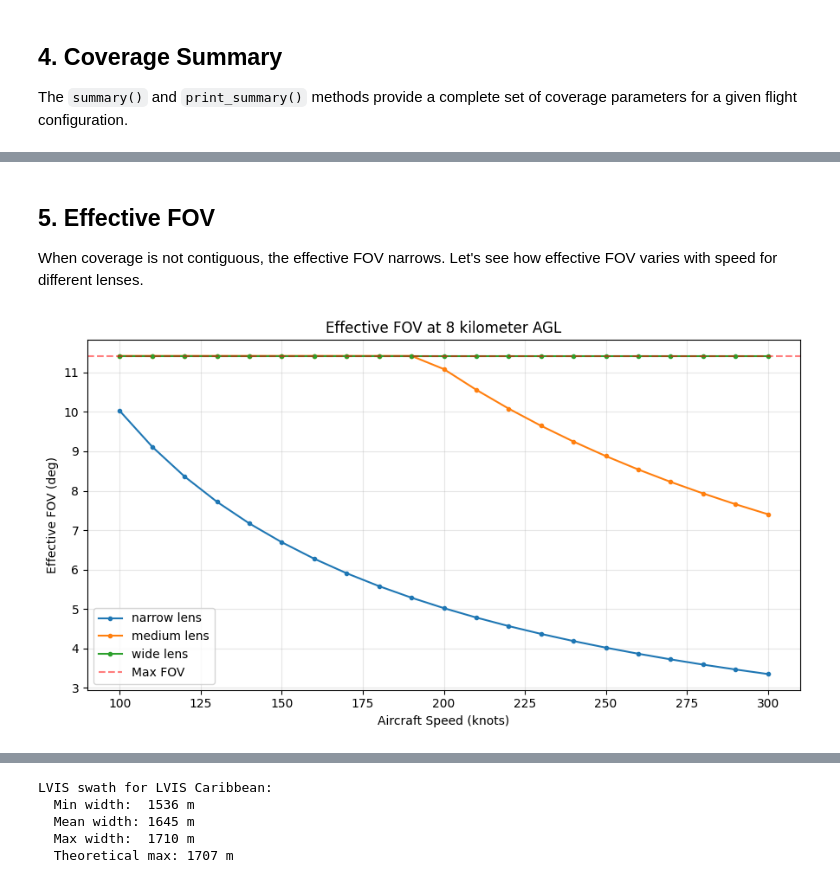
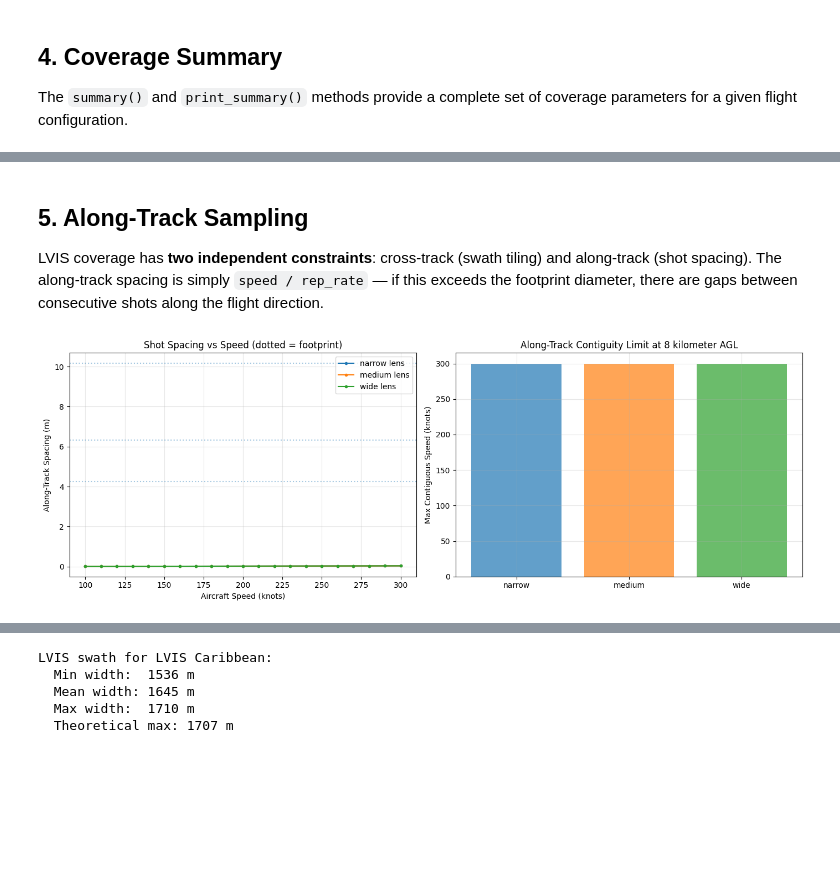
Before and after one commit to ryanpavlick/hyplan, a Jupyter notebook: notebooks/lidar_lvis_planning.ipynb, the cells around one changed output, grey strips where cells are left out. Cells and saved outputs as stored; diff of their text form; code cells hidden in the pictures; blank space fills up the shorter version.

```diff
--- a/notebooks/lidar_lvis_planning.ipynb
+++ b/notebooks/lidar_lvis_planning.ipynb
@@ -173,26 +179,40 @@ LVIS Lens Comparison at 8.0 kilometer AGL, 200 knot
-# %% [markdown]
-## 5. Effective FOV
-
-When coverage is not contiguous, the effective FOV narrows.
-Let's see how effective FOV varies with speed for different lenses.
+# %% [markdown]
+## 5. Along-Track Sampling
+
+LVIS coverage has **two independent constraints**: cross-track (swath tiling) and
+along-track (shot spacing). The along-track spacing is simply `speed / rep_rate` —
+if this exceeds the footprint diameter, there are gaps between consecutive shots
+along the flight direction.
 # %%
-fig, ax = plt.subplots(figsize=(9, 5))
+altitude = ureg.Quantity(8000, "meter")
+
+fig, axes = plt.subplots(1, 2, figsize=(14, 5))
 
 for name in LVIS_LENSES:
     lvis_cfg = LVIS(lens=name)
-    fovs = [
-        lvis_cfg.effective_fov(altitude, ureg.Quantity(s, "knot"))
-        for s in speeds_kt
-    ]
-    ax.plot(speeds_kt, fovs, "o-", markersize=3, label=f"{name} lens")
+    spacings = [lvis_cfg.along_track_spacing(ureg.Quantity(s, "knot")).magnitude for s in speeds_kt]
+    footprint = lvis_cfg.footprint_diameter(altitude).magnitude
+    contiguous = [lvis_cfg.is_along_track_contiguous(altitude, ureg.Quantity(s, "knot")) for s in speeds_kt]
 
-ax.axhline(y=2 * lvis.half_angle, color="red", linestyle="--", alpha=0.5, label="Max FOV")
-ax.set_xlabel("Aircraft Speed (knots)")
-ax.set_ylabel("Effective FOV (deg)")
-ax.set_title(f"Effective FOV at {altitude.to(ureg.km):.0f} AGL")
-ax.legend()
-ax.grid(True, alpha=0.3)
+    axes[0].plot(speeds_kt, spacings, "o-", markersize=3, label=f"{name} lens")
+    axes[0].axhline(y=footprint, linestyle=":", alpha=0.4)
+
+    # Max speed for along-track contiguity
+    max_speed = [s for s, c in zip(speeds_kt, contiguous) if c]
+    if max_speed:
+        axes[1].bar(name, max(max_speed), alpha=0.7)
+
+axes[0].set_xlabel("Aircraft Speed (knots)")
+axes[0].set_ylabel("Along-Track Spacing (m)")
+axes[0].set_title("Shot Spacing vs Speed (dotted = footprint)")
+axes[0].legend()
+axes[0].grid(True, alpha=0.3)
+
+axes[1].set_ylabel("Max Contiguous Speed (knots)")
+axes[1].set_title(f"Along-Track Contiguity Limit at {altitude.to(ureg.km):.0f} AGL")
+axes[1].grid(True, alpha=0.3)
+
 plt.tight_layout()
 plt.show()
 # %% [output]
-[figure, old version]
+[figure, new version]
```
Also changed, not shown: parts of 17 cells of this notebook, 3 other files.
